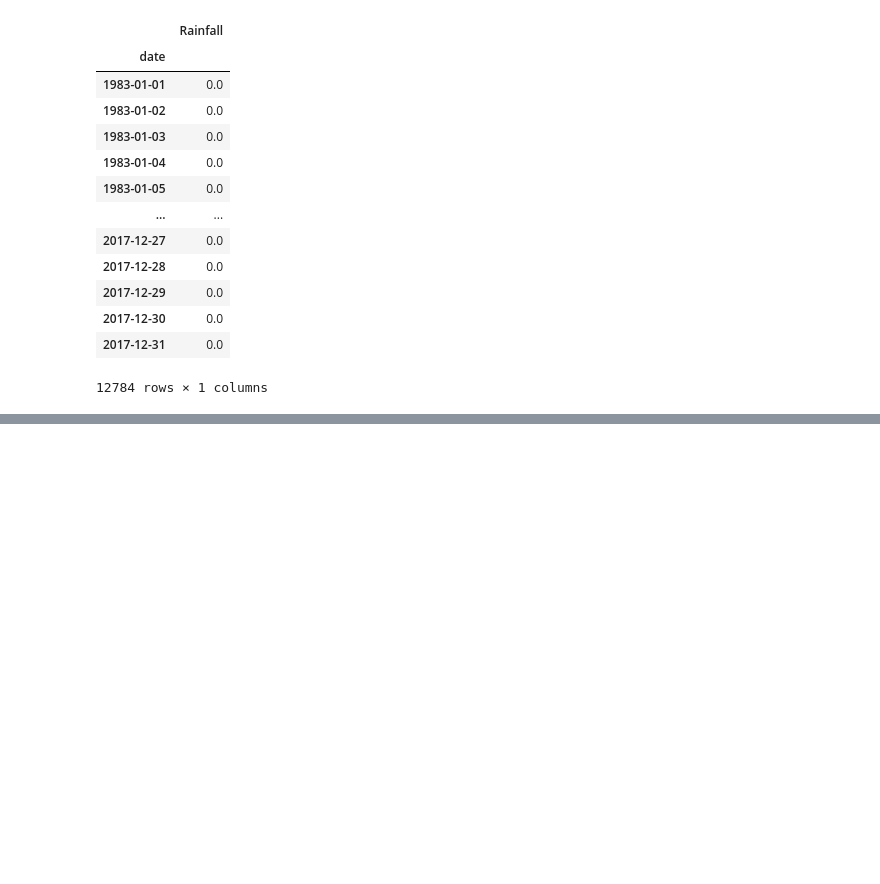
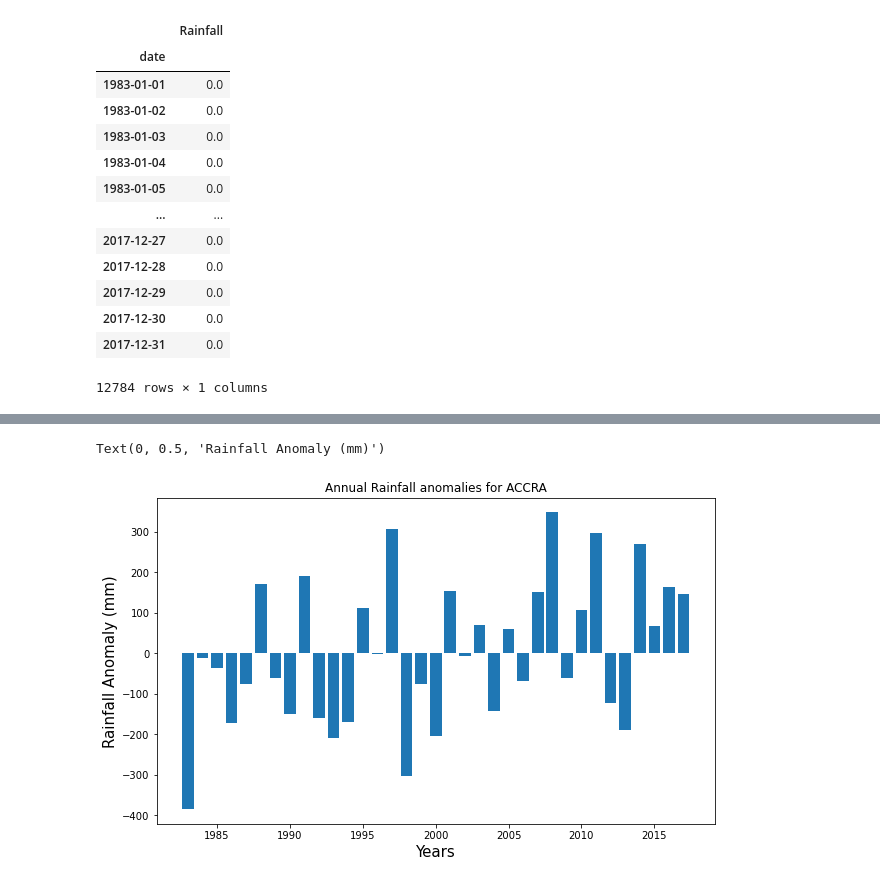
Before and after one commit to ayitaheric/JNAA_LAB, a Jupyter notebook: TASK4.ipynb, the cells around one changed output, grey strips where cells are left out. Saved outputs shown, nothing was run; the diff lists cells and outputs as text; code cells hidden in the pictures; blank space fills up the shorter version.

```diff
--- a/TASK4.ipynb
+++ b/TASK4.ipynb
@@ -429,0 +373,9 @@ Text(0.5, 1.0, 'Annual Rainfall Anomalies for Kete Krachi')
+# %%
+plt.figure(figsize=(10,6))
+plt.bar(years,AC_A)
+plt.title('Annual Rainfall anomalies for ACCRA')
+plt.xlabel('Years',fontsize=15)
+plt.ylabel('Rainfall Anomaly (mm)',fontsize=15)
+# %% [output]
+Text(0, 0.5, 'Rainfall Anomaly (mm)')
+[figure, added]
```
Also changed, not shown: parts of 27 cells of this notebook.
